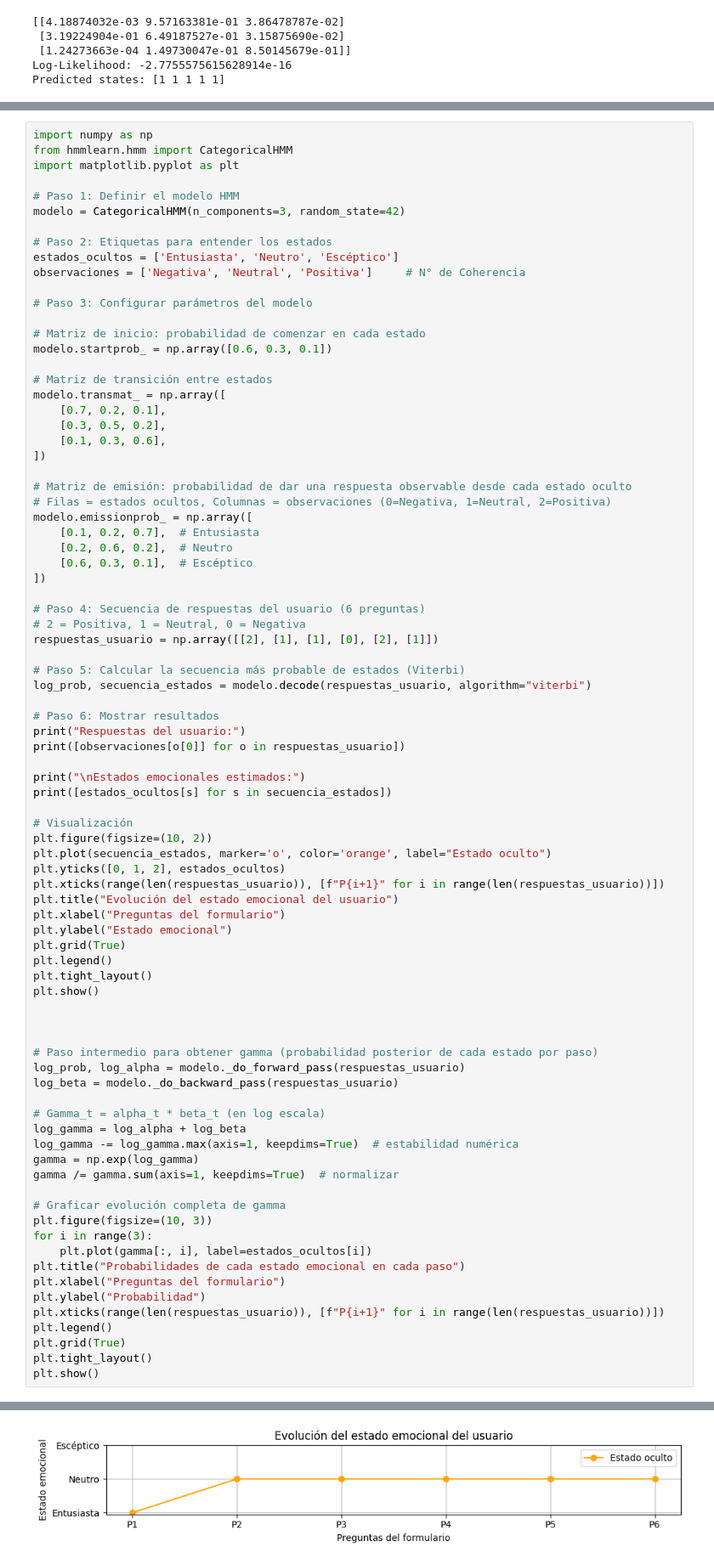
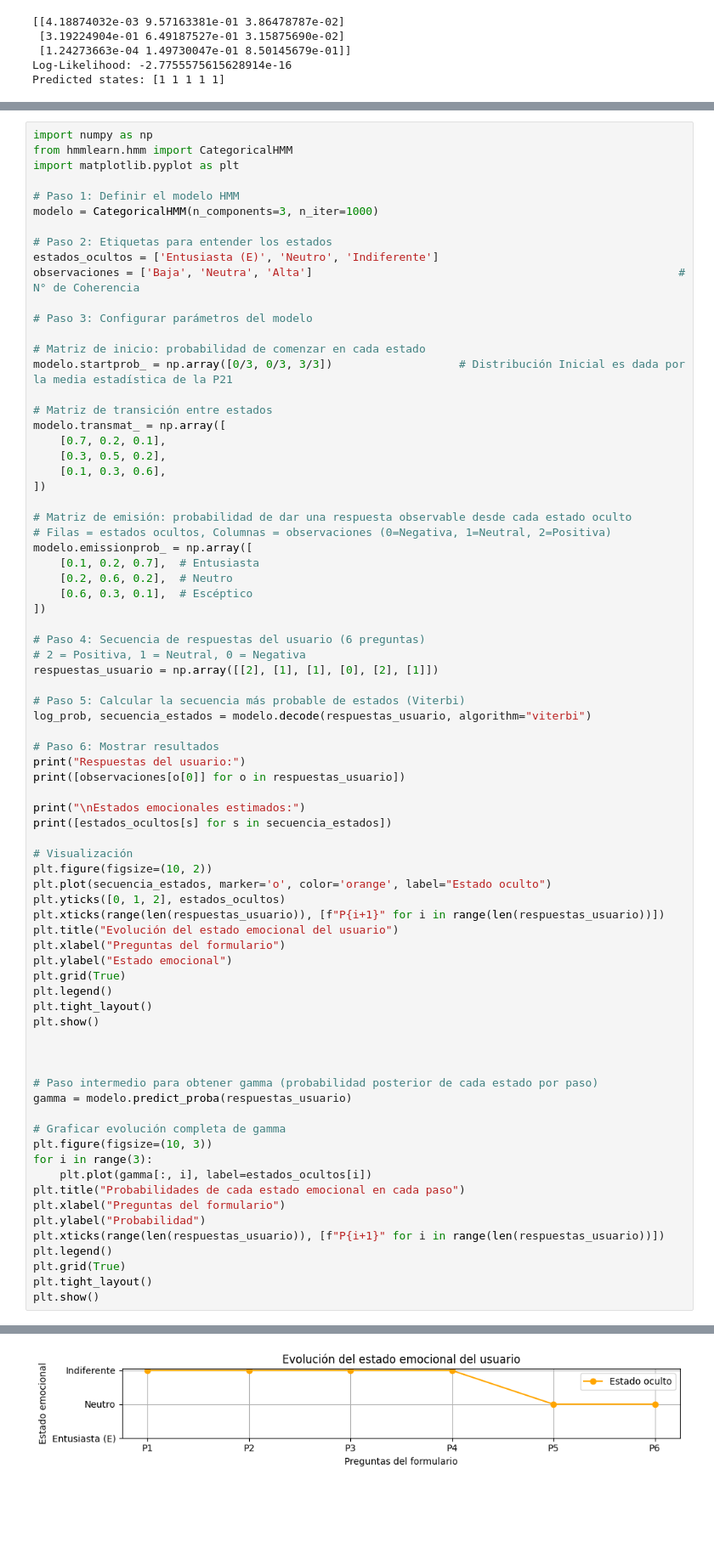
Before and after one commit to JorgeDanielRamirezNieves/Flex-Drive, a Jupyter notebook: Data-Analytics/code/Simulation/Hidden-Márkov-Model/flex-drive-emotions.ipynb, the cells around one changed output, grey strips where cells are left out. Shown at 85% size. Cells and saved outputs as stored; diff of their text form; blank space fills up the shorter version.

```diff
--- a/Data-Analytics/code/Simulation/Hidden-Márkov-Model/flex-drive-emotions.ipynb
+++ b/Data-Analytics/code/Simulation/Hidden-Márkov-Model/flex-drive-emotions.ipynb
@@ -381,16 +381,16 @@ from hmmlearn.hmm import CategoricalHMM
 import matplotlib.pyplot as plt
 
 # Paso 1: Definir el modelo HMM
-modelo = CategoricalHMM(n_components=3, random_state=42)
+modelo = CategoricalHMM(n_components=3, n_iter=1000)
 
 # Paso 2: Etiquetas para entender los estados
-estados_ocultos = ['Entusiasta', 'Neutro', 'Escéptico']
-observaciones = ['Negativa', 'Neutral', 'Positiva']     # N° de Coherencia
+estados_ocultos = ['Entusiasta (E)', 'Neutro', 'Indiferente']
+observaciones = ['Baja', 'Neutra', 'Alta']                                                       # N° de Coherencia
 
 # Paso 3: Configurar parámetros del modelo
 
 # Matriz de inicio: probabilidad de comenzar en cada estado
-modelo.startprob_ = np.array([0.6, 0.3, 0.1])
+modelo.startprob_ = np.array([0/3, 0/3, 3/3])                   # Distribución Inicial es dada por la media estadística de la P21
 
 # Matriz de transición entre estados
 modelo.transmat_ = np.array([
@@ -437,14 +437,7 @@ plt.show()
 
 
 # Paso intermedio para obtener gamma (probabilidad posterior de cada estado por paso)
-log_prob, log_alpha = modelo._do_forward_pass(respuestas_usuario)
-log_beta = modelo._do_backward_pass(respuestas_usuario)
-
-# Gamma_t = alpha_t * beta_t (en log escala)
-log_gamma = log_alpha + log_beta
-log_gamma -= log_gamma.max(axis=1, keepdims=True)  # estabilidad numérica
-gamma = np.exp(log_gamma)
-gamma /= gamma.sum(axis=1, keepdims=True)  # normalizar
+gamma = modelo.predict_proba(respuestas_usuario)
 
 # Graficar evolución completa de gamma
 plt.figure(figsize=(10, 3))
@@ -467 +460 @@ Estados emocionales estimados:
-[figure, old version]
+[figure, new version]
```
Also changed, not shown: parts of 1 cell of this notebook, 8 other files.
